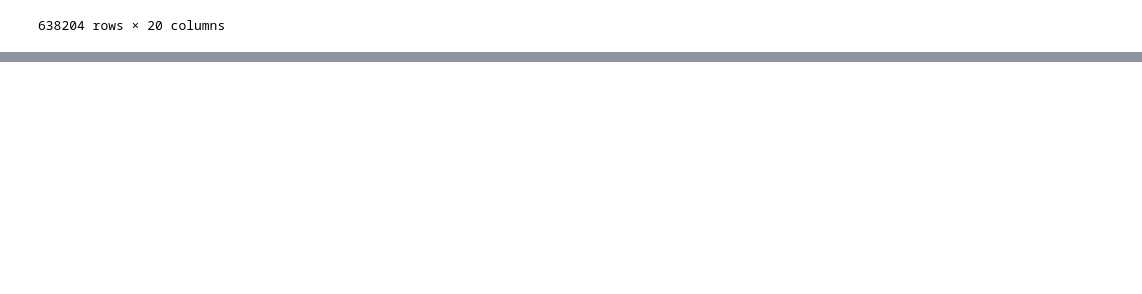
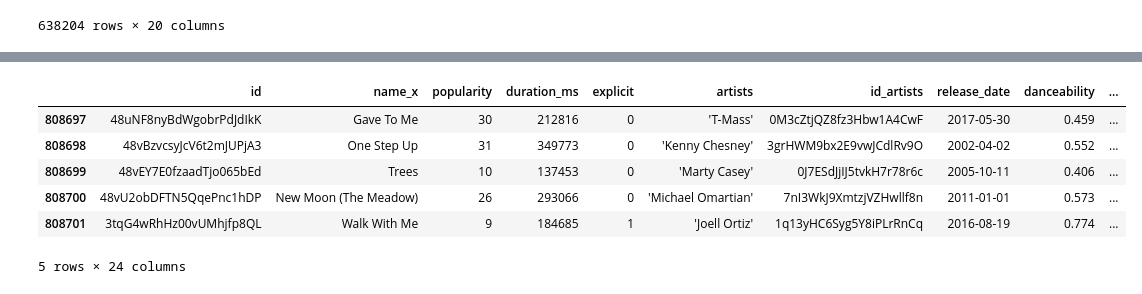
Before and after one commit to halmasieh/Spotify_Analysis, a Jupyter notebook: spotify_etl.ipynb, the cells around one changed output, grey strips where cells are left out. Saved outputs shown, nothing was run; the diff lists cells and outputs as text; code cells hidden in the pictures; blank space fills up the shorter version.

```diff
--- a/spotify_etl.ipynb
+++ b/spotify_etl.ipynb
@@ -378,0 +365,3 @@ complete_tracks_df.to_csv("Resources")
+# %%
+# Make the 'id_artists' column a list
+complete_tracks_df['id_artists'] = complete_tracks_df['id_artists'].apply(eval)
@@ -378,0 +432,12 @@ complete_tracks_df.to_csv("Resources")
+# %%
+# Merge artists_df with complete tracks df
+tracks_artists_df = exploded_tracks_df.merge(artists_df, how='left', on='id_artists')
+tracks_artists_df.tail()
+# %% [output]
+|  | id | name_x | popularity | duration_ms | explicit | artists | id_artists | release_date | danceability | ... |
+| 808697 | 48uNF8nyBdWgobrPdJdIkK | Gave To Me | 30 | 212816 | 0 | 'T-Mass' | 0M3cZtjQZ8fz3Hbw1A4CwF | 2017-05-30 | 0.459 | ... |
+| 808698 | 48vBzvcsyJcV6t2mJUPjA3 | One Step Up | 31 | 349773 | 0 | 'Kenny Chesney' | 3grHWM9bx2E9vwJCdlRv9O | 2002-04-02 | 0.552 | ... |
+| 808699 | 48vEY7E0fzaadTjo065bEd | Trees | 10 | 137453 | 0 | 'Marty Casey' | 0J7ESdJjIJ5tvkH7r78r6c | 2005-10-11 | 0.406 | ... |
+| 808700 | 48vU2obDFTN5QqePnc1hDP | New Moon (The Meadow) | 26 | 293066 | 0 | 'Michael Omartian' | 7nI3WkJ9XmtzjVZHwllf8n | 2011-01-01 | 0.573 | ... |
+| 808701 | 3tqG4wRhHz00vUMhjfp8QL | Walk With Me | 9 | 184685 | 1 | 'Joell Ortiz' | 1q13yHC6Syg5Y8iPLrRnCq | 2016-08-19 | 0.774 | ... |
+5 rows × 24 columns
```
Also changed, not shown: parts of 16 cells of this notebook.
